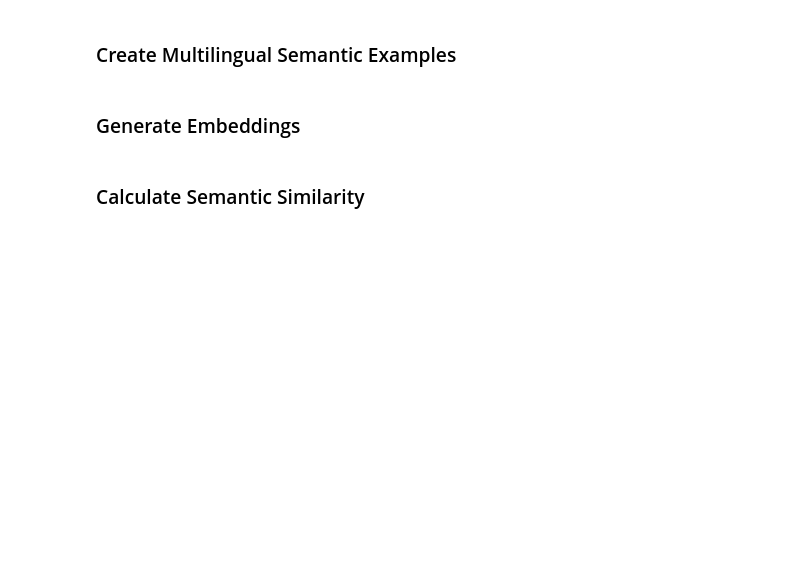
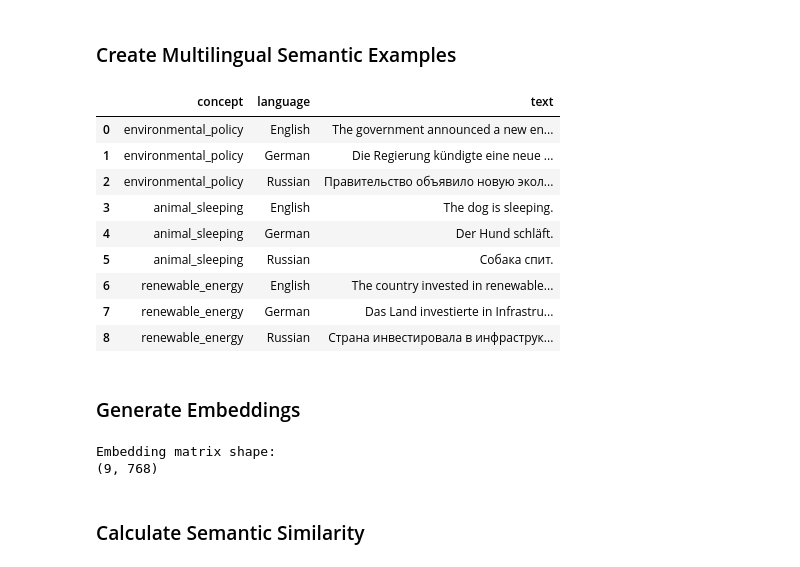
Before and after one commit to Damien-88/CS_Language_Portfolio, a Jupyter notebook: projects/Cross_Lingual_Search/demos/embedding_exploration.ipynb, the cells around one changed output. Cells and saved outputs as stored; diff of their text form; code cells hidden in the pictures; blank space fills up the shorter version.

```diff
--- a/projects/Cross_Lingual_Search/demos/embedding_exploration.ipynb
+++ b/projects/Cross_Lingual_Search/demos/embedding_exploration.ipynb
@@ -54,33 +59,59 @@ examples = [
         "concept": "environmental_policy",
         "language": "German",
         "text": "Die Regierung kündigte eine neue Umweltpolitik an."
     },
     {
         "concept": "environmental_policy",
         "language": "Russian",
         "text": "Правительство объявило новую экологическую политику."
     },
     {
         "concept": "animal_sleeping",
         "language": "English",
         "text": "The dog is sleeping."
     },
     {
         "concept": "animal_sleeping",
         "language": "German",
         "text": "Der Hund schläft."
     },
     {
         "concept": "animal_sleeping",
         "language": "Russian",
         "text": "Собака спит."
+    },
+    {
+    "concept": "renewable_energy",
+    "language": "English",
+    "text": "The country invested in renewable energy infrastructure."
+    },
+    {
+        "concept": "renewable_energy",
+        "language": "German",
+        "text": "Das Land investierte in Infrastruktur für erneuerbare Energien."
+    },
+    {
+        "concept": "renewable_energy",
+        "language": "Russian",
+        "text": "Страна инвестировала в инфраструктуру возобновляемой энергетики."
     }
 ]
 
 
 documents = pd.DataFrame(examples)
 
 documents
+# %% [output]
+|  | concept | language | text |
+| 0 | environmental_policy | English | The government announced a new en... |
+| 1 | environmental_policy | German | Die Regierung kündigte eine neue ... |
+| 2 | environmental_policy | Russian | Правительство объявило новую экол... |
+| 3 | animal_sleeping | English | The dog is sleeping. |
+| 4 | animal_sleeping | German | Der Hund schläft. |
+| 5 | animal_sleeping | Russian | Собака спит. |
+| 6 | renewable_energy | English | The country invested in renewable... |
+| 7 | renewable_energy | German | Das Land investierte in Infrastru... |
+| 8 | renewable_energy | Russian | Страна инвестировала в инфраструк... |
 # %% [markdown]
 ### Generate Embeddings
 # %%
@@ -93,6 +124,9 @@ embeddings = encoder.encode(
 
 print("Embedding matrix shape:")
 print(embeddings.shape)
+# %% [output]
+Embedding matrix shape:
+(9, 768)
 # %% [markdown]
 ### Calculate Semantic Similarity
 # %%
```
Also changed, not shown: parts of 6 cells of this notebook, 5 other files.
